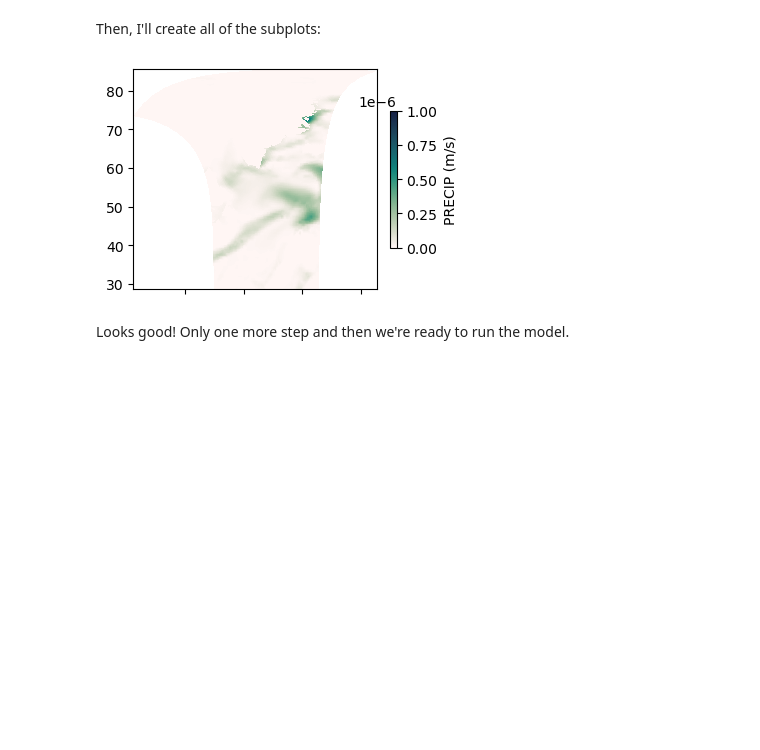
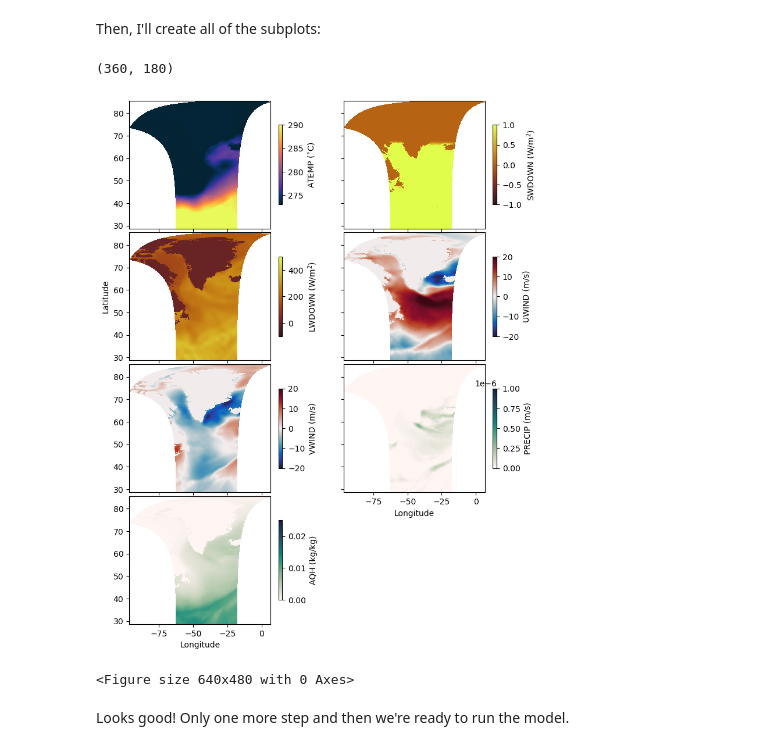
Before and after one commit to EddieNguyen2012/IcebergModeling, a Jupyter notebook: Notebooks/Creating the External Forcing Conditions.ipynb, the cells around one changed output. Saved outputs shown, nothing was run; the diff lists cells and outputs as text; code cells hidden in the pictures; blank space fills up the shorter version.

Commit message:
update interpolation

```diff
--- a/Notebooks/Creating the External Forcing Conditions.ipynb
+++ b/Notebooks/Creating the External Forcing Conditions.ipynb
@@ -62,12 +63,13 @@ Next, I will loop through all of the files I downloaded, reading them in with th
 # %%
 # make a file dictionary to loop over
 file_prefix_dict = {
-    # 'ATEMP':'EIG_tmp2m_degC_plus_ECCO_v4r1_ctrl',
-    # 'SWDOWN':'EIG_dsw_plus_ECCO_v4r1_ctrl',
-    # 'LWDOWN':'EIG_dlw_plus_ECCO_v4r1_ctrl',
-    # 'UWIND':'EIG_u10m',
-    # 'VWIND':'EIG_v10m',
-    'PRECIP':'EIG_rain_plus_ECCO_v4r1_ctrl'
+    'ATEMP':'EIG_tmp2m_degC_plus_ECCO_v4r1_ctrl',
+    'SWDOWN':'EIG_dsw_plus_ECCO_v4r1_ctrl',
+    'LWDOWN':'EIG_dlw_plus_ECCO_v4r1_ctrl',
+    'UWIND':'EIG_u10m',
+    'VWIND':'EIG_v10m',
+    'PRECIP':'EIG_rain_plus_ECCO_v4r1_ctrl',
+    'AQH':'EIG_spfh2m_plus_ECCO_v4r1_ctrl'
 }
 
 # file_prefix_dict = {'ATEMP':'EIG_tmp2m_degC_plus_ECCO_v4r1_ctrl'}
@@ -75,11 +77,11 @@ variable_names = list(file_prefix_dict.keys())
 # %%
 # make a list to hold all of the exf grid
 exf_year = {}
-exf_grids = []
-years = range(1991, 1997, 1) # Then replace with 2017 and repeat the interpolation to create data for the 2017 model
+years = range(1991, 1992, 1) # Then replace with 2017 and repeat the interpolation to create data for the 2017 model
 
 # loop through each variable to read in the grid
 for year in years:
+    exf_grids = []
     for field in variable_names:
         exf_lon, exf_lat, exf_grid = exf.read_ecco_exf_file(data_folder, file_prefix_dict[field], year)
         exf_grids.append(exf_grid)
@@ -223,49 +205,55 @@ Now that the fields have been generated, I will plot them to ensure they look as
 meta_dict = {'ATEMP':[273, 290, cm.thermal, '$^{\\circ}$C'],
              'AQH':[0, 0.025, cm.tempo, 'kg/kg'],
              'PRECIP':[0, 1e-6, cm.tempo, 'm/s'],
-             'SWDOWN':[-10,20,cm.solar,'W/m$^2$'],
+             'SWDOWN':[-1,1,cm.solar,'W/m$^2$'],
              'LWDOWN':[-100, 500,cm.solar,'W/m$^2$'],
              'UWIND':[-20, 20, cm.balance, 'm/s'],
              'VWIND':[-20, 20, cm.balance, 'm/s'],
              'RUNOFF':[0, 2e-8, cm.tempo, 'm/s']}
 # %% [markdown]
 Then, I'll create all of the subplots:
+# %%
+XC.shape
+# %% [output]
+(360, 180)
 # %%
 fig = plt.figure(figsize=(8,10))
 gs = GridSpec(4, 2, wspace=0.4, hspace=0.03,
               left=0.11, right=0.9, top=0.95, bottom=0.05)
 
 
 for i in range(len(variable_names)):
     variable_name = variable_names[i]
 
     CA_exf_grid = np.fromfile(os.path.join(input_dir,'exf',variable_name+'_'+str(year)),'>f4')
-    CA_exf_grid = CA_exf_grid.reshape((np.shape(exf_grid)[0],np.shape(XC)[0], np.shape(XC)[1]))
+    CA_exf_grid = CA_exf_grid.reshape((1460,np.shape(XC)[0], np.shape(XC)[1]))
 
     # choose just the first timestep for plotting
-    CA_exf_grid = CA_exf_grid[0, :, :]
+    CA_exf_grid = CA_exf_grid[6, :, :]
 
     ax1 = fig.add_subplot(gs[i])
     C = plt.pcolormesh(XC, YC, CA_exf_grid,
                        vmin=meta_dict[variable_names[i]][0],
                        vmax=meta_dict[variable_names[i]][1],
                        cmap=meta_dict[variable_names[i]][2])
     plt.colorbar(C, label=variable_names[i]+' ('+meta_dict[variable_names[i]][3]+')',fraction=0.026)
 
     if i<5:
         plt.gca().set_xticklabels([])
     else:
         plt.gca().set_xlabel('Longitude')
     if i%2==1:
         plt.gca().set_yticklabels([])
     if i==7:
         plt.gca().axis('off')
     if i==2:
         plt.gca().set_ylabel('Latitude')
 
 plt.show()
+plt.savefig('External_forces_1991.png')
 # %% [output]
-[figure, old version]
+[figure, new version]
+<Figure size 640x480 with 0 Axes>
 # %% [markdown]
 Looks good! Only one more step and then we're ready to run the model.
 # %% [markdown]
```
Also changed, not shown: parts of 3 cells of this notebook, 2 other files.
